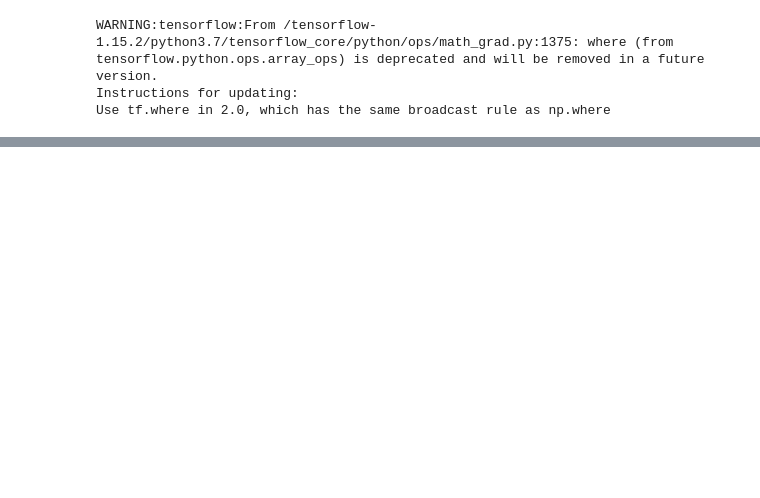
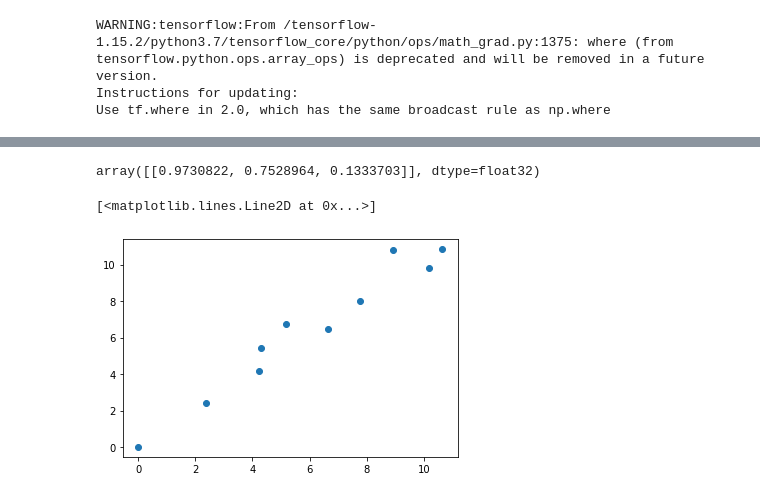
Before and after one commit to The-DarK-os/deep-learning, a Jupyter notebook: Tensorflow_basics.ipynb, the cells around one changed output, grey strips where cells are left out. Saved outputs shown, nothing was run; the diff lists cells and outputs as text; code cells hidden in the pictures; blank space fills up the shorter version.

```diff
--- a/Tensorflow_basics.ipynb
+++ b/Tensorflow_basics.ipynb
@@ -219,0 +273,18 @@ plt.plot(x_data,y_label,"o")
+# %%
+init = tf.global_variables_initializer()
+
+with tf.Session() as sess:
+  sess.run(init)
+  layer_output = sess.run(a , feed_dict = {x: np.random.random([1,n_features])})
+layer_output
+# %% [output]
+array([[0.9730822, 0.7528964, 0.1333703]], dtype=float32)
+# %%
+from sklearn.datasets import make_blobs
+data = make_blobs()
+x_data = np.linspace(1,11,10) + np.random.uniform(-1,1.5,10)
+y_label = np.linspace(1,11,10) + np.random.uniform(-1,1.5,10)
+plt.plot(x_data,y_label,"o")
+# %% [output]
+[<matplotlib.lines.Line2D at 0x...>]
+[figure, added]
```
Also changed, not shown: parts of 32 cells of this notebook.
